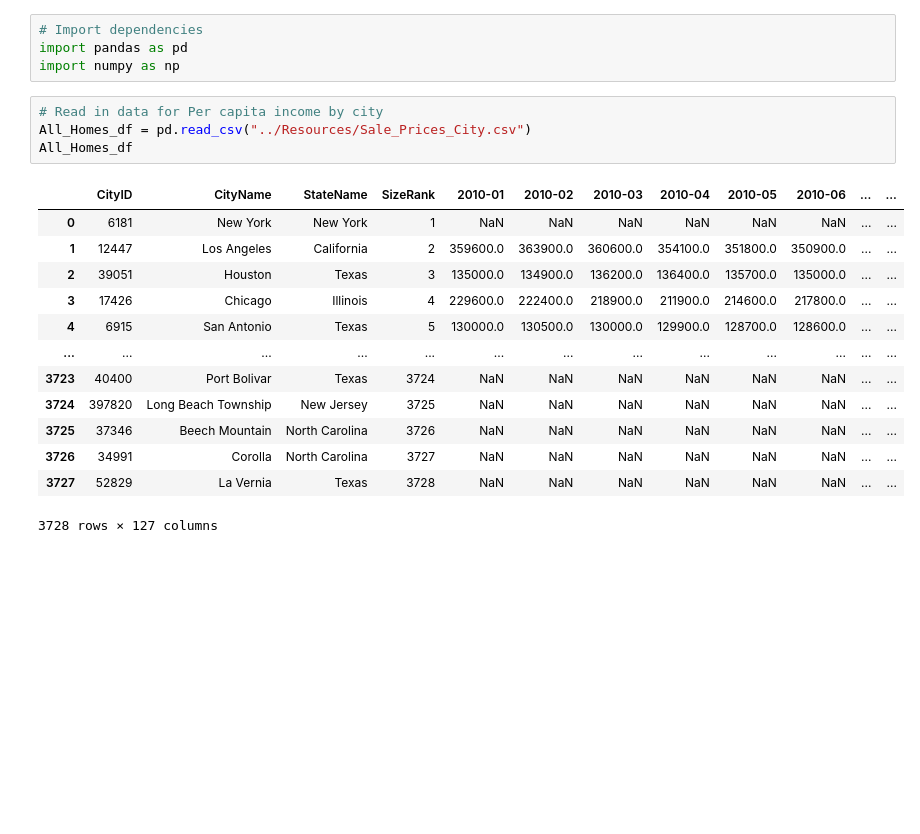
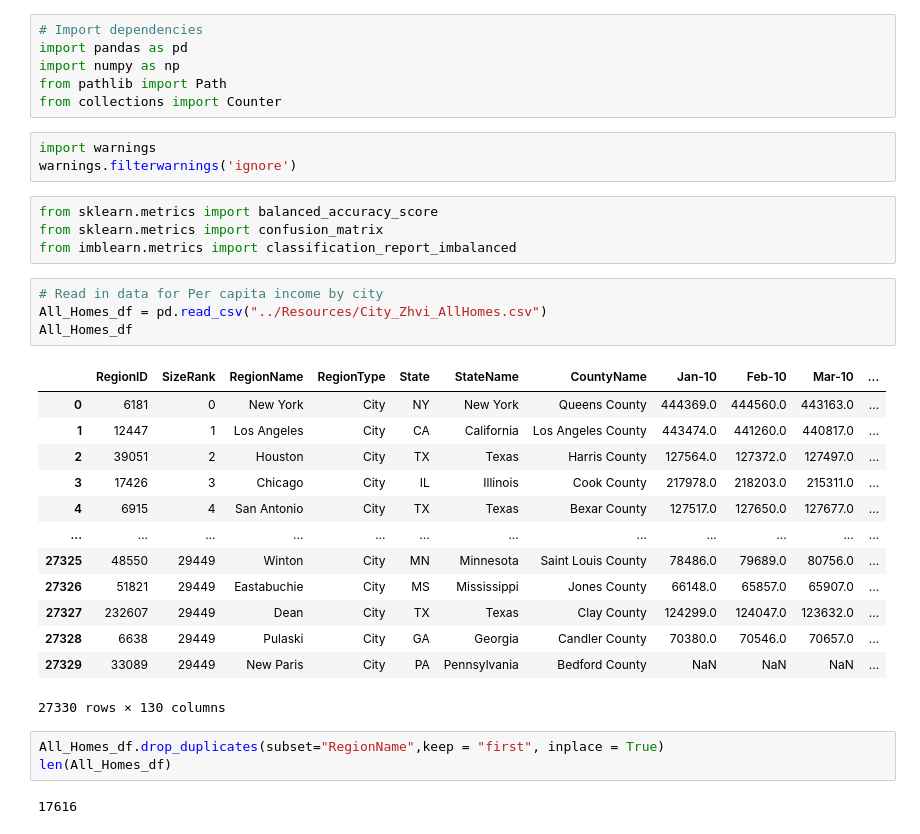
Before and after one commit to tharren12/Group_8_Final_Project, a Jupyter notebook: Notebook/City_Zhvi_AllHomes.ipynb, the cells around one changed output. Saved outputs shown, nothing was run; the diff lists cells and outputs as text; blank space fills up the shorter version.

```diff
--- a/Notebook/City_Zhvi_AllHomes.ipynb
+++ b/Notebook/City_Zhvi_AllHomes.ipynb
@@ -2,21 +2,35 @@
 # Import dependencies
 import pandas as pd
 import numpy as np
+from pathlib import Path
+from collections import Counter
+# %%
+import warnings
+warnings.filterwarnings('ignore')
+# %%
+from sklearn.metrics import balanced_accuracy_score
+from sklearn.metrics import confusion_matrix
+from imblearn.metrics import classification_report_imbalanced
 # %%
 # Read in data for Per capita income by city
-All_Homes_df = pd.read_csv("../Resources/Sale_Prices_City.csv")
+All_Homes_df = pd.read_csv("../Resources/City_Zhvi_AllHomes.csv")
 All_Homes_df
 # %% [output]
-|  | CityID | CityName | StateName | SizeRank | 2010-01 | 2010-02 | 2010-03 | 2010-04 | 2010-05 | 2010-06 | ... | ... |
-| 0 | 6181 | New York | New York | 1 | NaN | NaN | NaN | NaN | NaN | NaN | ... | ... |
-| 1 | 12447 | Los Angeles | California | 2 | 359600.0 | 363900.0 | 360600.0 | 354100.0 | 351800.0 | 350900.0 | ... | ... |
-| 2 | 39051 | Houston | Texas | 3 | 135000.0 | 134900.0 | 136200.0 | 136400.0 | 135700.0 | 135000.0 | ... | ... |
-| 3 | 17426 | Chicago | Illinois | 4 | 229600.0 | 222400.0 | 218900.0 | 211900.0 | 214600.0 | 217800.0 | ... | ... |
-| 4 | 6915 | San Antonio | Texas | 5 | 130000.0 | 130500.0 | 130000.0 | 129900.0 | 128700.0 | 128600.0 | ... | ... |
-| ... | ... | ... | ... | ... | ... | ... | ... | ... | ... | ... | ... | ... |
-| 3723 | 40400 | Port Bolivar | Texas | 3724 | NaN | NaN | NaN | NaN | NaN | NaN | ... | ... |
-| 3724 | 397820 | Long Beach Township | New Jersey | 3725 | NaN | NaN | NaN | NaN | NaN | NaN | ... | ... |
-| 3725 | 37346 | Beech Mountain | North Carolina | 3726 | NaN | NaN | NaN | NaN | NaN | NaN | ... | ... |
-| 3726 | 34991 | Corolla | North Carolina | 3727 | NaN | NaN | NaN | NaN | NaN | NaN | ... | ... |
-| 3727 | 52829 | La Vernia | Texas | 3728 | NaN | NaN | NaN | NaN | NaN | NaN | ... | ... |
+|  | RegionID | SizeRank | RegionName | RegionType | State | StateName | CountyName | Jan-10 | Feb-10 | Mar-10 | ... |
+| 0 | 6181 | 0 | New York | City | NY | New York | Queens County | 444369.0 | 444560.0 | 443163.0 | ... |
+| 1 | 12447 | 1 | Los Angeles | City | CA | California | Los Angeles County | 443474.0 | 441260.0 | 440817.0 | ... |
+| 2 | 39051 | 2 | Houston | City | TX | Texas | Harris County | 127564.0 | 127372.0 | 127497.0 | ... |
+| 3 | 17426 | 3 | Chicago | City | IL | Illinois | Cook County | 217978.0 | 218203.0 | 215311.0 | ... |
+| 4 | 6915 | 4 | San Antonio | City | TX | Texas | Bexar County | 127517.0 | 127650.0 | 127677.0 | ... |
+| ... | ... | ... | ... | ... | ... | ... | ... | ... | ... | ... | ... |
+| 27325 | 48550 | 29449 | Winton | City | MN | Minnesota | Saint Louis County | 78486.0 | 79689.0 | 80756.0 | ... |
+| 27326 | 51821 | 29449 | Eastabuchie | City | MS | Mississippi | Jones County | 66148.0 | 65857.0 | 65907.0 | ... |
+| 27327 | 232607 | 29449 | Dean | City | TX | Texas | Clay County | 124299.0 | 124047.0 | 123632.0 | ... |
+| 27328 | 6638 | 29449 | Pulaski | City | GA | Georgia | Candler County | 70380.0 | 70546.0 | 70657.0 | ... |
+| 27329 | 33089 | 29449 | New Paris | City | PA | Pennsylvania | Bedford County | NaN | NaN | NaN | ... |
-3728 rows × 127 columns
+27330 rows × 130 columns
+# %%
+All_Homes_df.drop_duplicates(subset="RegionName",keep = "first", inplace = True)
+len(All_Homes_df)
+# %% [output]
+17616
```
Also changed, not shown: parts of 7 cells of this notebook.
